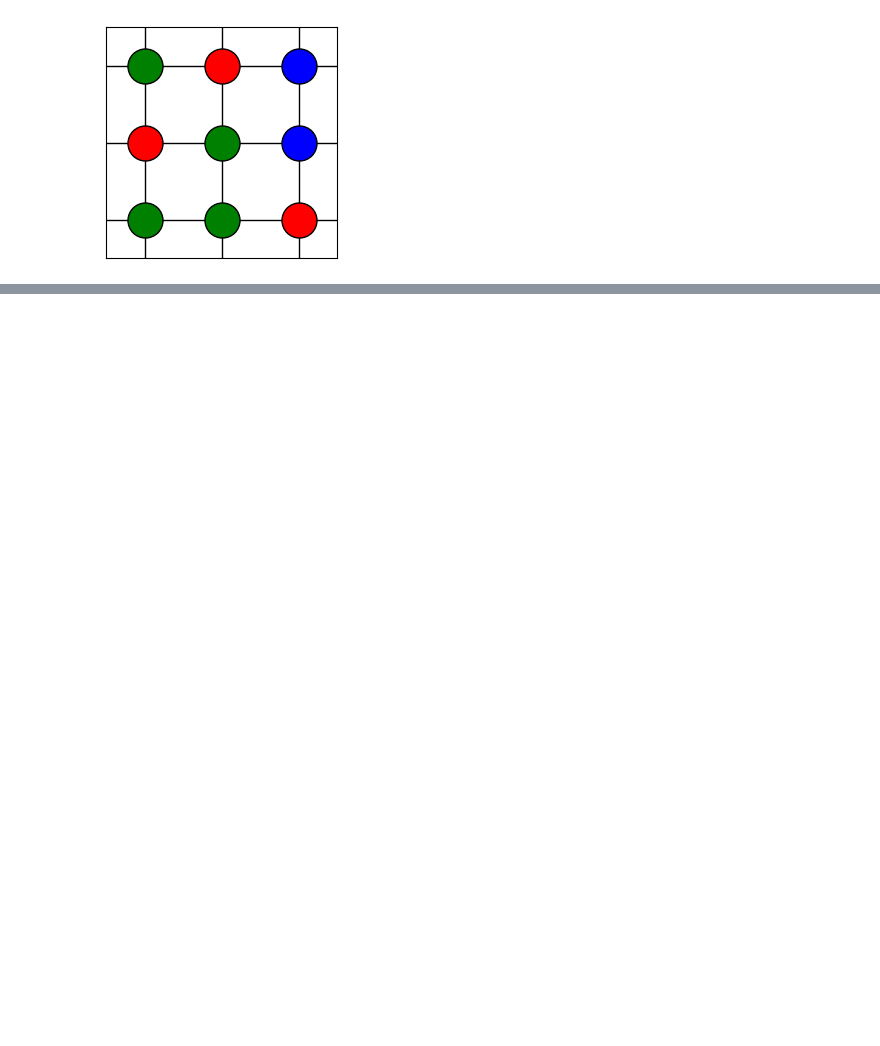
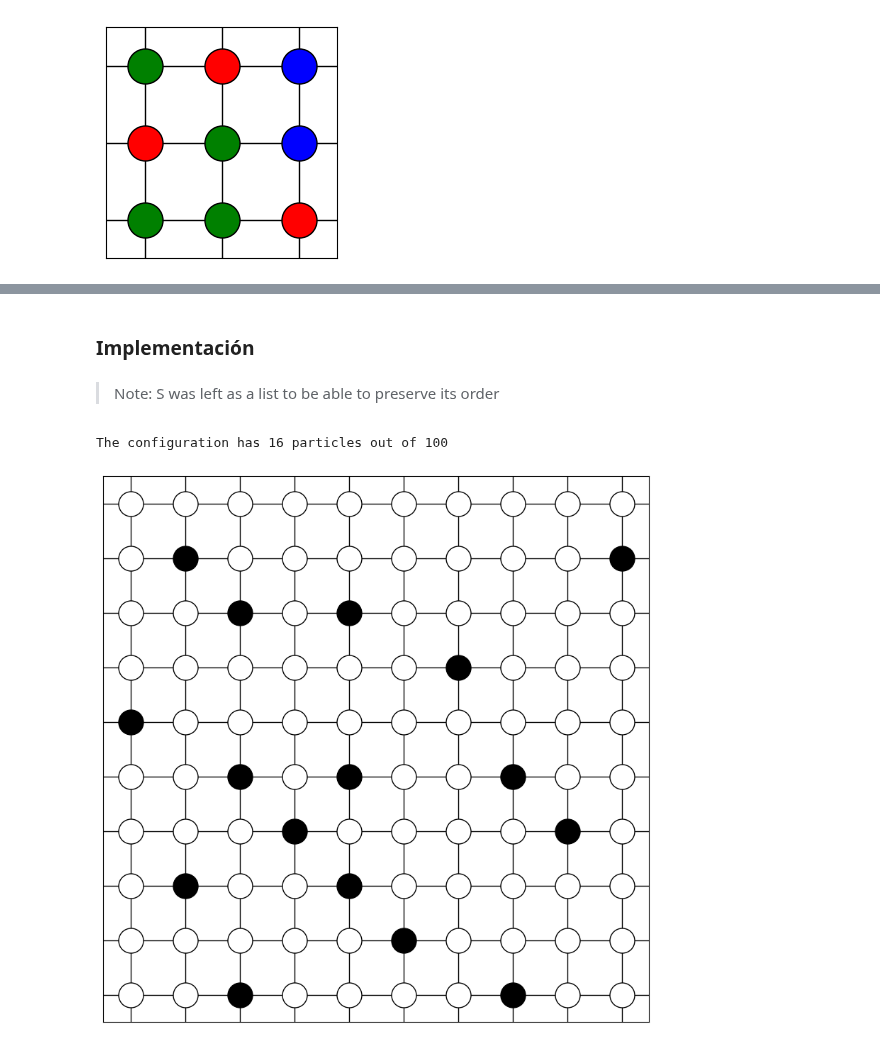
Before and after one commit to Unbo10/Markov, a Jupyter notebook: Homework_1.ipynb, the cells around one changed output, grey strips where cells are left out. Saved outputs shown, nothing was run; the diff lists cells and outputs as text; code cells hidden in the pictures; blank space fills up the shorter version.

Commit message:
feat(homework1): working Gibbs sampler for hard-core model
Also, add some helper and graphing functions that should be useful for the q-colorations too

```diff
--- a/Homework_1.ipynb
+++ b/Homework_1.ipynb
@@ -43,7 +43,6 @@ def graph_matrix(M: np.array, color_dict: dict) -> None:
     ax.grid(which="major", color="black", linewidth=1)
     ax.tick_params(length=0)
 
-    default_color = color_dict.get("default", "#ffffff")
     cell_width_pts = (fig.get_figwidth() * 72) / max(cols, 1)
     cell_height_pts = (fig.get_figheight() * 72) / max(rows, 1)
     node_size = (0.35 * min(cell_width_pts, cell_height_pts)) ** 2
@@ -53,7 +52,7 @@ def graph_matrix(M: np.array, color_dict: dict) -> None:
             value = M[row, col]
             if isinstance(value, np.generic):
                 value = value.item()
-            facecolor = color_dict.get(value, default_color)
+            facecolor = color_dict[value]
             ax.scatter(col, row, s=node_size, c=facecolor, edgecolors="black", zorder=3)
 
     ax.set_aspect("equal")
@@ -68,0 +125,2 @@ graph_matrix(M, color_dict)
+# %% [markdown]
+### Implementación
@@ -68,0 +231,16 @@ graph_matrix(M, color_dict)
+# %% [markdown]
+> Note: S was left as a list to be able to preserve its order
+# %%
+k: int = 10
+X0: list[list] = [k * ['w'] for _ in range(k)]
+S: list = ['w', 'b']
+n: int = 100
+
+final_config: list[list] = gibbs_sampler_hcm(k, initial_config=X0, S = S, n=n, print_each=0)
+# print(final_config)
+n_particles: int = count_n_of_x(final_config, "b", S)
+print(f"The configuration has {n_particles} particles out of {k * k}")
+graph_matrix(final_config, {"b": "black", "w": "white"})
+# %% [output]
+The configuration has 16 particles out of 100
+[figure, added]
```
Also changed, not shown: parts of 5 cells of this notebook, 1 other file.
